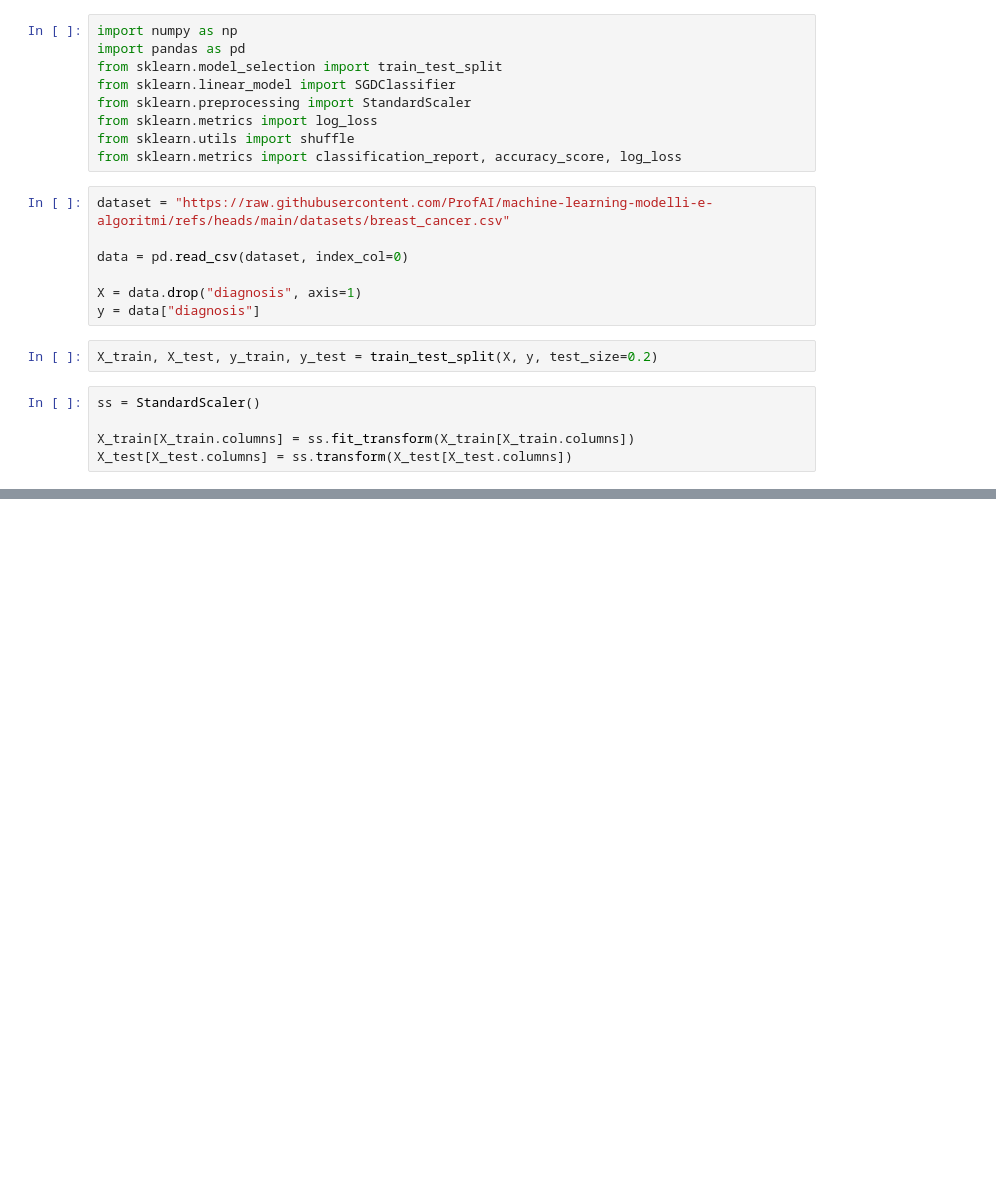
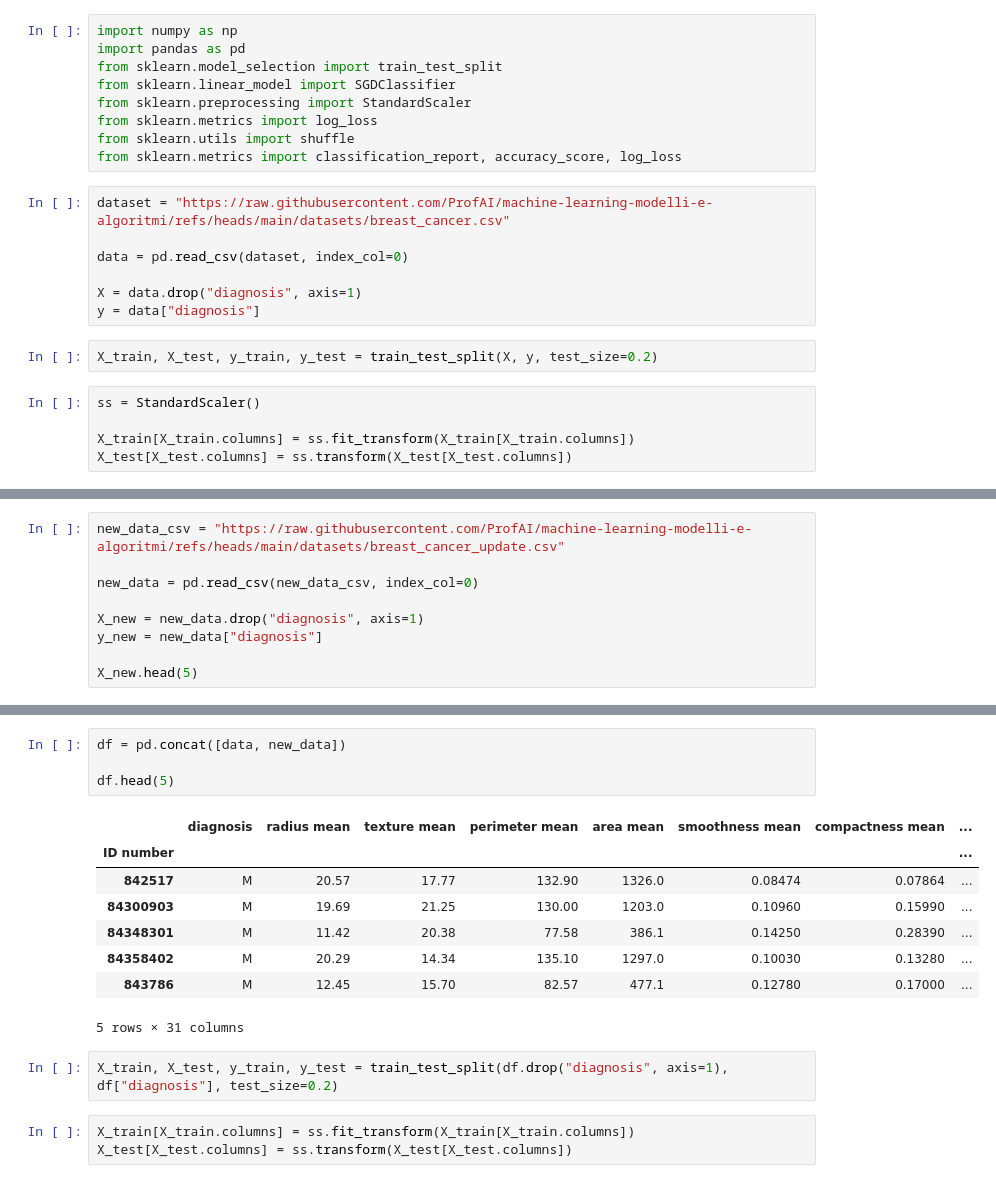
Before and after one commit to crypto-infinity/proai, a Jupyter notebook: course4-ml-algorithms/ex_online_learning/online_learning.ipynb, the cells around one changed output, grey strips where cells are left out. Saved outputs shown, nothing was run; the diff lists cells and outputs as text; blank space fills up the shorter version.

```diff
--- a/course4-ml-algorithms/ex_online_learning/online_learning.ipynb
+++ b/course4-ml-algorithms/ex_online_learning/online_learning.ipynb
@@ -101,0 +113,9 @@ plot_training_curve()
+# %%
+new_data_csv = "https://raw.githubusercontent.com/ProfAI/machine-learning-modelli-e-algoritmi/refs/heads/main/datasets/breast_cancer_update.csv"
+
+new_data = pd.read_csv(new_data_csv, index_col=0)
+
+X_new = new_data.drop("diagnosis", axis=1)
+y_new = new_data["diagnosis"]
+
+X_new.head(5)
@@ -101,0 +131,18 @@ plot_training_curve()
+# %%
+df = pd.concat([data, new_data])
+
+df.head(5)
+# %% [output]
+|  | diagnosis | radius mean | texture mean | perimeter mean | area mean | smoothness mean | compactness mean | ... |
+| ID number |  |  |  |  |  |  |  | ... |
+| 842517 | M | 20.57 | 17.77 | 132.90 | 1326.0 | 0.08474 | 0.07864 | ... |
+| 84300903 | M | 19.69 | 21.25 | 130.00 | 1203.0 | 0.10960 | 0.15990 | ... |
+| 84348301 | M | 11.42 | 20.38 | 77.58 | 386.1 | 0.14250 | 0.28390 | ... |
+| 84358402 | M | 20.29 | 14.34 | 135.10 | 1297.0 | 0.10030 | 0.13280 | ... |
+| 843786 | M | 12.45 | 15.70 | 82.57 | 477.1 | 0.12780 | 0.17000 | ... |
+5 rows × 31 columns
+# %%
+X_train, X_test, y_train, y_test = train_test_split(df.drop("diagnosis", axis=1), df["diagnosis"], test_size=0.2)
+# %%
+X_train[X_train.columns] = ss.fit_transform(X_train[X_train.columns])
+X_test[X_test.columns] = ss.transform(X_test[X_test.columns])
```
Also changed, not shown: parts of 6 cells of this notebook.
